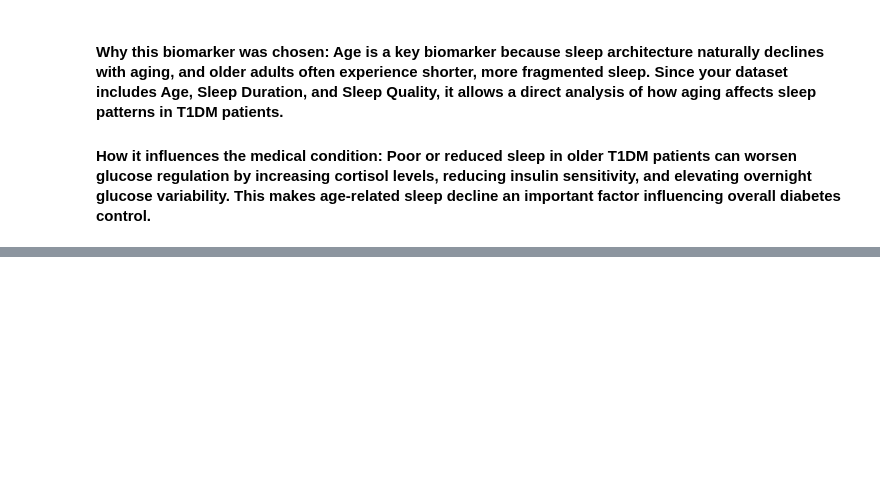
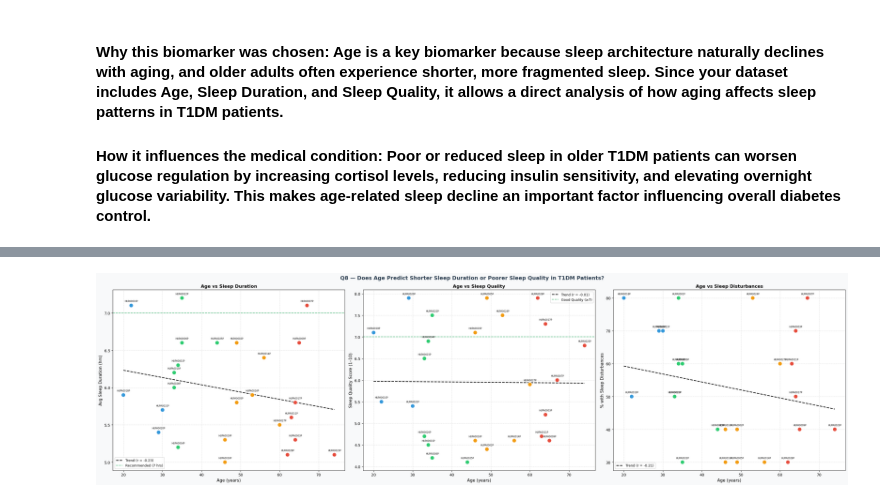
Before and after one commit to purni1986/Team2_-PyQueens_-Python-Hackathon-_MAY-2026, a Jupyter notebook: Abirami/Prescriptive_Analysis_Abirami.ipynb, the cells around one changed output, grey strips where cells are left out. Saved outputs shown, nothing was run; the diff lists cells and outputs as text; code cells hidden in the pictures; blank space fills up the shorter version.

```diff
--- a/Abirami/Prescriptive_Analysis_Abirami.ipynb
+++ b/Abirami/Prescriptive_Analysis_Abirami.ipynb
@@ -150,0 +252,96 @@ Lowest median rise  : HUPA0022P (-25.0 mg/dL)
+# %%
+import pandas as pd
+import numpy as np
+import matplotlib.pyplot as plt
+
+df = pd.read_csv(r"C:\Users\vidya\OneDrive\Desktop\DATA ANALYST\NUMPY NINJA\GITHUB\Team2_-PyQueens_-Python-Hackathon-_MAY-2026\Final cleaned csv files\Final cleaned csv files\Team2_PyQueens_Merged_Final.csv")
+
+patient_df = df.drop_duplicates(subset='Patient_Id')[[
+    'Patient_Id', 'Age',
+    'Average Sleep Duration (hrs)',
+    'Sleep Quality (1-10)',
+    '% with Sleep Disturbances'
+]].reset_index(drop=True)
+
+patient_df['Age_Group'] = pd.cut(
+    patient_df['Age'],
+    bins=[0, 30, 45, 60, 100],
+    labels=['Young (≤30)', 'Middle (31–45)', 'Senior (46–60)', 'Elderly (61+)']
+)
+
+corr_duration = patient_df['Age'].corr(patient_df['Average Sleep Duration (hrs)'])
+corr_quality  = patient_df['Age'].corr(patient_df['Sleep Quality (1-10)'])
+corr_disturb  = patient_df['Age'].corr(patient_df['% with Sleep Disturbances'])
+
+colors_group  = {
+    'Young (≤30)'    : '#3498db',
+    'Middle (31–45)' : '#2ecc71',
+    'Senior (46–60)' : '#f39c12',
+    'Elderly (61+)'  : '#e74c3c'
+}
+point_colors = [colors_group[str(g)] for g in patient_df['Age_Group']]
+x_line       = np.linspace(patient_df['Age'].min(), patient_df['Age'].max(), 100)
+
+fig, axes = plt.subplots(1, 3, figsize=(28, 8))
+fig.patch.set_facecolor('#f8f9fa')
+
+# ── Scatter 1: Age vs Sleep Duration ──
+ax = axes[0]
+ax.scatter(patient_df['Age'], patient_df['Average Sleep Duration (hrs)'],
+           c=point_colors, s=120, edgecolors='white', linewidth=1.2, zorder=3)
+for _, row in patient_df.iterrows():
+    ax.annotate(row['Patient_Id'],
+                xy=(row['Age'], row['Average Sleep Duration (hrs)']),
+                fontsize=6, ha='center', va='bottom',
+                xytext=(0, 8), textcoords='offset points')
+z = np.polyfit(patient_df['Age'], patient_df['Average Sleep Duration (hrs)'], 1)
+ax.plot(x_line, np.poly1d(z)(x_line), 'k--', linewidth=1.8, label=f'Trend (r = {corr_duration:.2f})')
+ax.axhline(7, color='#27ae60', linestyle='--', alpha=0.7, label='Recommended (7 hrs)')
+ax.set_title('Age vs Sleep Duration', fontsize=12, fontweight='bold')
+ax.set_xlabel('Age (years)', fontsize=11)
+ax.set_ylabel('Avg Sleep Duration (hrs)', fontsize=11)
+ax.legend(fontsize=9)
+ax.grid(True, linestyle='--', alpha=0.4)
+
+# ── Scatter 2: Age vs Sleep Quality ──
+ax = axes[1]
+ax.scatter(patient_df['Age'], patient_df['Sleep Quality (1-10)'],
+           c=point_colors, s=120, edgecolors='white', linewidth=1.2, zorder=3)
+for _, row in patient_df.iterrows():
+    ax.annotate(row['Patient_Id'],
+                xy=(row['Age'], row['Sleep Quality (1-10)']),
+                fontsize=6, ha='center', va='bottom',
+                xytext=(0, 8), textcoords='offset points')
+z2 = np.polyfit(patient_df['Age'], patient_df['Sleep Quality (1-10)'], 1)
+ax.plot(x_line, np.poly1d(z2)(x_line), 'k--', linewidth=1.8, label=f'Trend (r = {corr_quality:.2f})')
+ax.axhline(7, color='#27ae60', linestyle='--', alpha=0.7, label='Good Quality (≥7)')
+ax.set_title('Age vs Sleep Quality', fontsize=12, fontweight='bold')
+ax.set_xlabel('Age (years)', fontsize=11)
+ax.set_ylabel('Sleep Quality Score (1–10)', fontsize=11)
+ax.legend(fontsize=9)
+ax.grid(True, linestyle='--', alpha=0.4)
+
+# ── Scatter 3: Age vs Sleep Disturbances ──
+ax = axes[2]
+ax.scatter(patient_df['Age'], patient_df['% with Sleep Disturbances'],
+           c=point_colors, s=120, edgecolors='white', linewidth=1.2, zorder=3)
+for _, row in patient_df.iterrows():
+    ax.annotate(row['Patient_Id'],
+                xy=(row['Age'], row['% with Sleep Disturbances']),
+                fontsize=6, ha='center', va='bottom',
+                xytext=(0, 8), textcoords='offset points')
+z3 = np.polyfit(patient_df['Age'], patient_df['% with Sleep Disturbances'], 1)
+ax.plot(x_line, np.poly1d(z3)(x_line), 'k--', linewidth=1.8, label=f'Trend (r = {corr_disturb:.2f})')
+ax.set_title('Age vs Sleep Disturbances', fontsize=12, fontweight='bold')
+ax.set_xlabel('Age (years)', fontsize=11)
+ax.set_ylabel('% with Sleep Disturbances', fontsize=11)
+ax.legend(fontsize=9)
+ax.grid(True, linestyle='--', alpha=0.4)
+
+fig.suptitle('Q8 — Does Age Predict Shorter Sleep Duration or Poorer Sleep Quality in T1DM Patients?',
+             fontsize=14, fontweight='bold', color='#2c3e50')
+plt.tight_layout()
+plt.savefig('Q8_scatter_charts.png', dpi=150, bbox_inches='tight', facecolor='#f8f9fa')
+plt.show()
+# %% [output]
+[figure, added]
```
Also changed, not shown: parts of 6 cells of this notebook, 8 other files.
